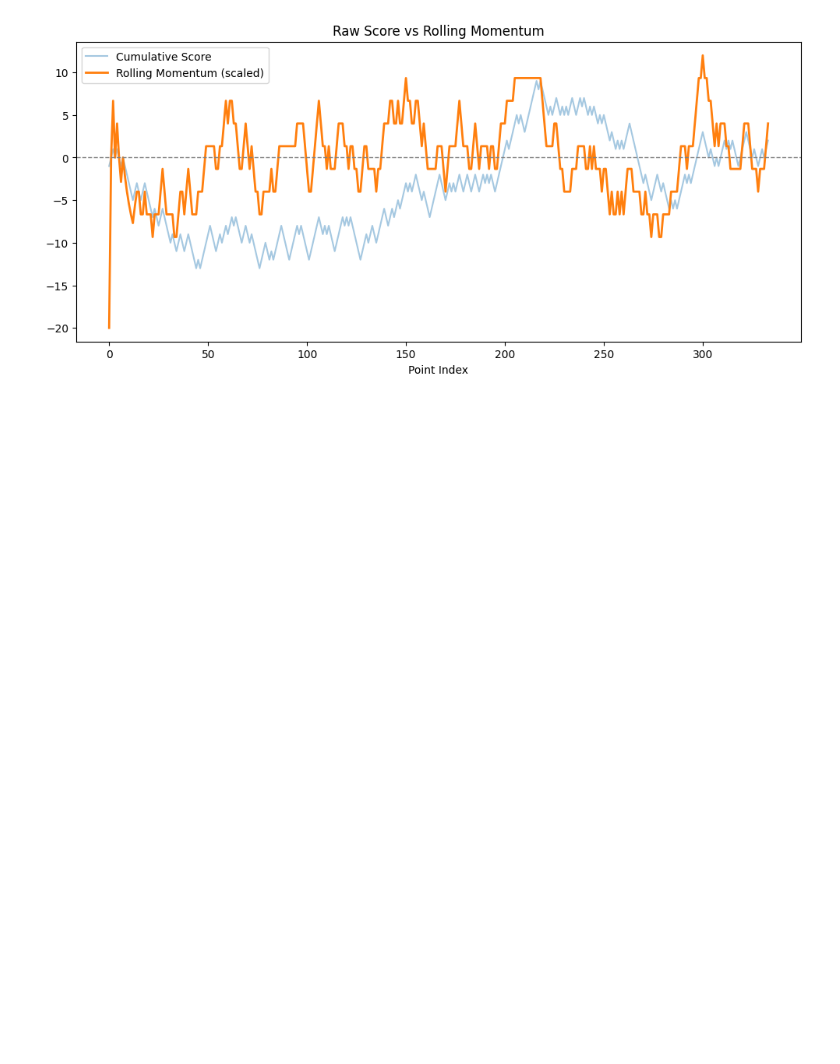
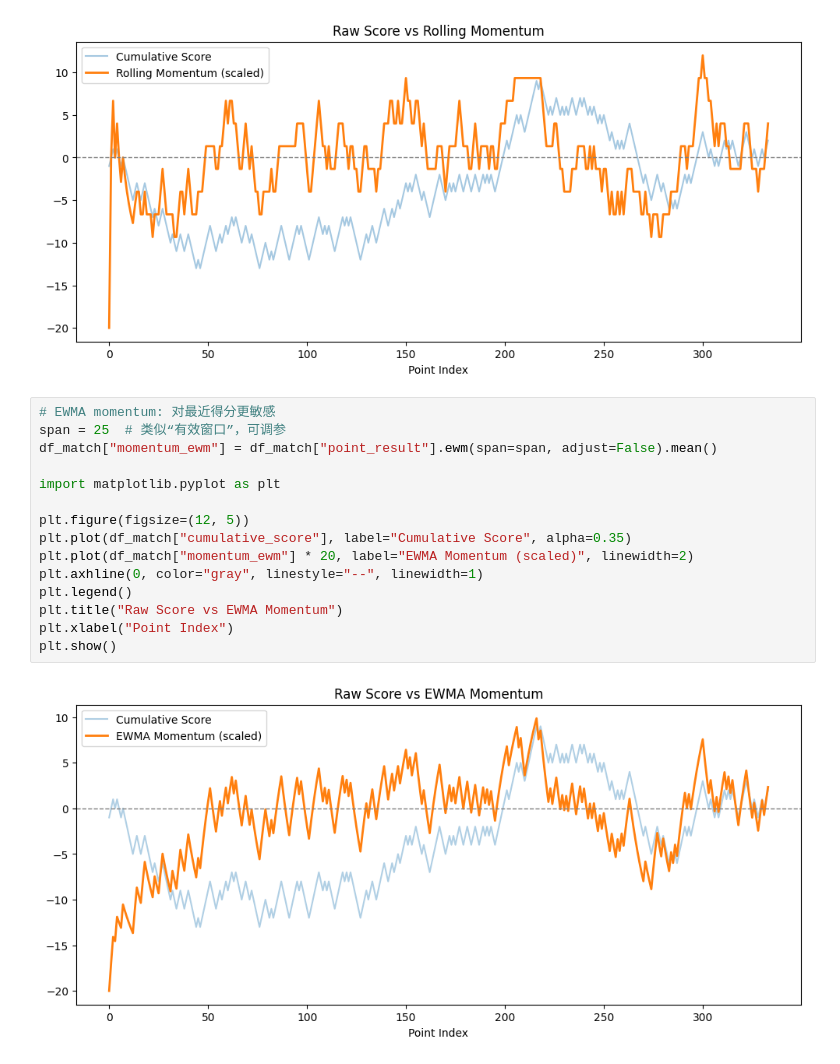
Before and after one commit to gkh-gbh/mcm2024-c-tennis-momentum, a Jupyter notebook: notebooks/02_define_momentum.ipynb, the cells around one changed output. Cells and saved outputs as stored; diff of their text form; blank space fills up the shorter version.

```diff
--- a/notebooks/02_define_momentum.ipynb
+++ b/notebooks/02_define_momentum.ipynb
@@ -66,3 +66,20 @@ plt.xlabel("Point Index")
 plt.show()
 # %% [output]
 [figure]
+# %%
+# EWMA momentum: 对最近得分更敏感
+span = 25  # 类似“有效窗口”，可调参
+df_match["momentum_ewm"] = df_match["point_result"].ewm(span=span, adjust=False).mean()
+
+import matplotlib.pyplot as plt
+
+plt.figure(figsize=(12, 5))
+plt.plot(df_match["cumulative_score"], label="Cumulative Score", alpha=0.35)
+plt.plot(df_match["momentum_ewm"] * 20, label="EWMA Momentum (scaled)", linewidth=2)
+plt.axhline(0, color="gray", linestyle="--", linewidth=1)
+plt.legend()
+plt.title("Raw Score vs EWMA Momentum")
+plt.xlabel("Point Index")
+plt.show()
+# %% [output]
+[figure, added]
```
Also changed, not shown: parts of 5 cells of this notebook, 1 other file.
